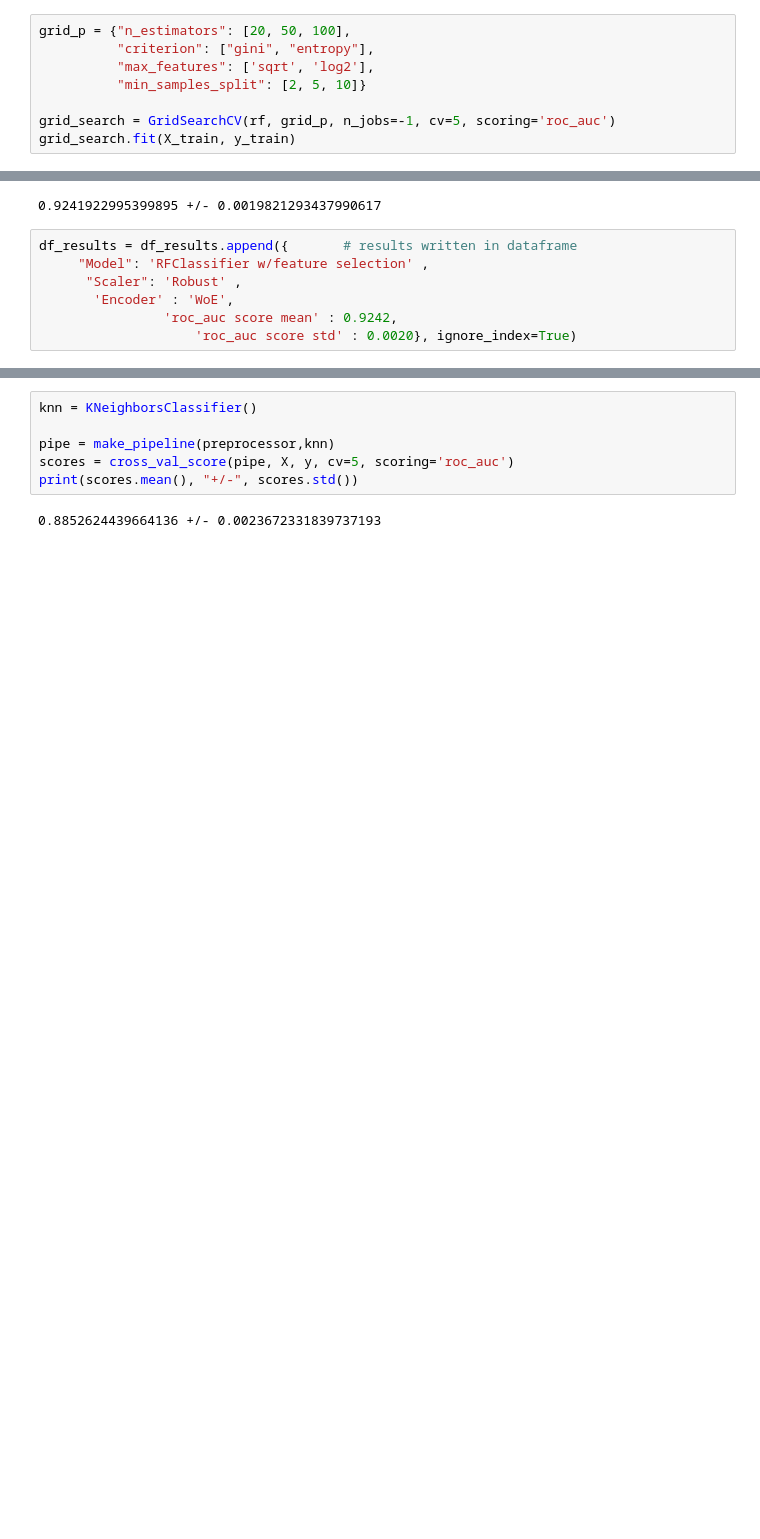
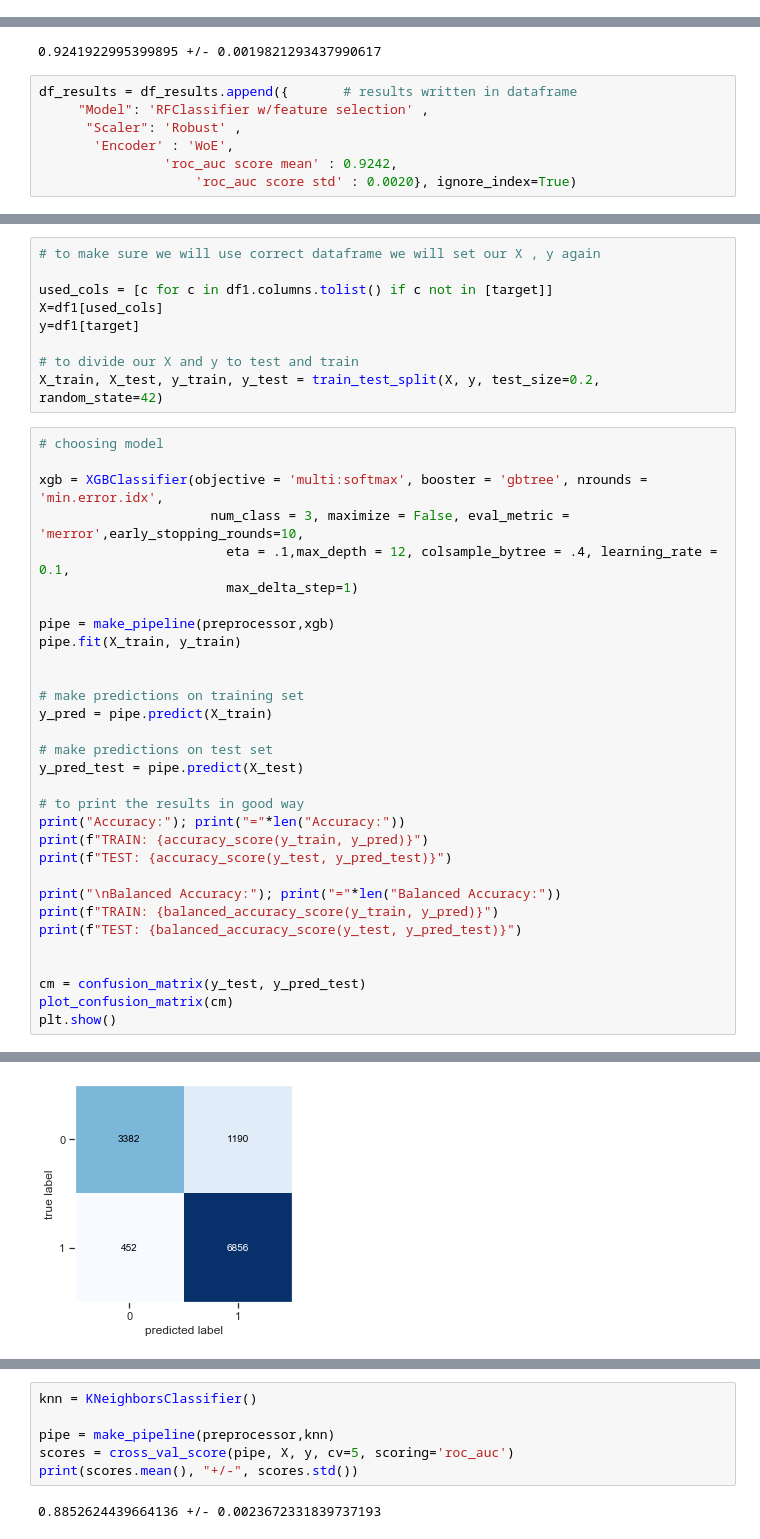
Before and after one commit to ezgigm/Project3_TanzanianWaterWell_Status_Prediction, a Jupyter notebook: STEP2_Modeling.ipynb, the cells around one changed output, grey strips where cells are left out. Cells and saved outputs as stored; diff of their text form; blank space fills up the shorter version.

```diff
--- a/STEP2_Modeling.ipynb
+++ b/STEP2_Modeling.ipynb
@@ -475,8 +497,0 @@ grid_search.best_params_
-# %%
-grid_p = {"n_estimators": [20, 50, 100],
-          "criterion": ["gini", "entropy"],
-          "max_features": ['sqrt', 'log2'],
-          "min_samples_split": [2, 5, 10]}
-
-grid_search = GridSearchCV(rf, grid_p, n_jobs=-1, cv=5, scoring='roc_auc')
-grid_search.fit(X_train, y_train)
@@ -655,0 +694,41 @@ Feature ranking:
+# %%
+# to make sure we will use correct dataframe we will set our X , y again
+
+used_cols = [c for c in df1.columns.tolist() if c not in [target]]
+X=df1[used_cols]
+y=df1[target]
+
+# to divide our X and y to test and train
+X_train, X_test, y_train, y_test = train_test_split(X, y, test_size=0.2, random_state=42)
+# %%
+# choosing model
+
+xgb = XGBClassifier(objective = 'multi:softmax', booster = 'gbtree', nrounds = 'min.error.idx',
+                      num_class = 3, maximize = False, eval_metric = 'merror',early_stopping_rounds=10,
+                        eta = .1,max_depth = 12, colsample_bytree = .4, learning_rate = 0.1,
+                        max_delta_step=1)
+
+pipe = make_pipeline(preprocessor,xgb)
+pipe.fit(X_train, y_train)
+
+
+# make predictions on training set
+y_pred = pipe.predict(X_train)
+
+# make predictions on test set
+y_pred_test = pipe.predict(X_test)
+
+# to print the results in good way
+print("Accuracy:"); print("="*len("Accuracy:"))
+print(f"TRAIN: {accuracy_score(y_train, y_pred)}")
+print(f"TEST: {accuracy_score(y_test, y_pred_test)}")
+
+print("\nBalanced Accuracy:"); print("="*len("Balanced Accuracy:"))
+print(f"TRAIN: {balanced_accuracy_score(y_train, y_pred)}")
+print(f"TEST: {balanced_accuracy_score(y_test, y_pred_test)}")
+
+
+cm = confusion_matrix(y_test, y_pred_test)
+plot_confusion_matrix(cm)
+plt.show()
+# %% [output]
@@ -655,0 +744 @@ Feature ranking:
+[figure, added]
```
Also changed, not shown: parts of 85 cells of this notebook.
